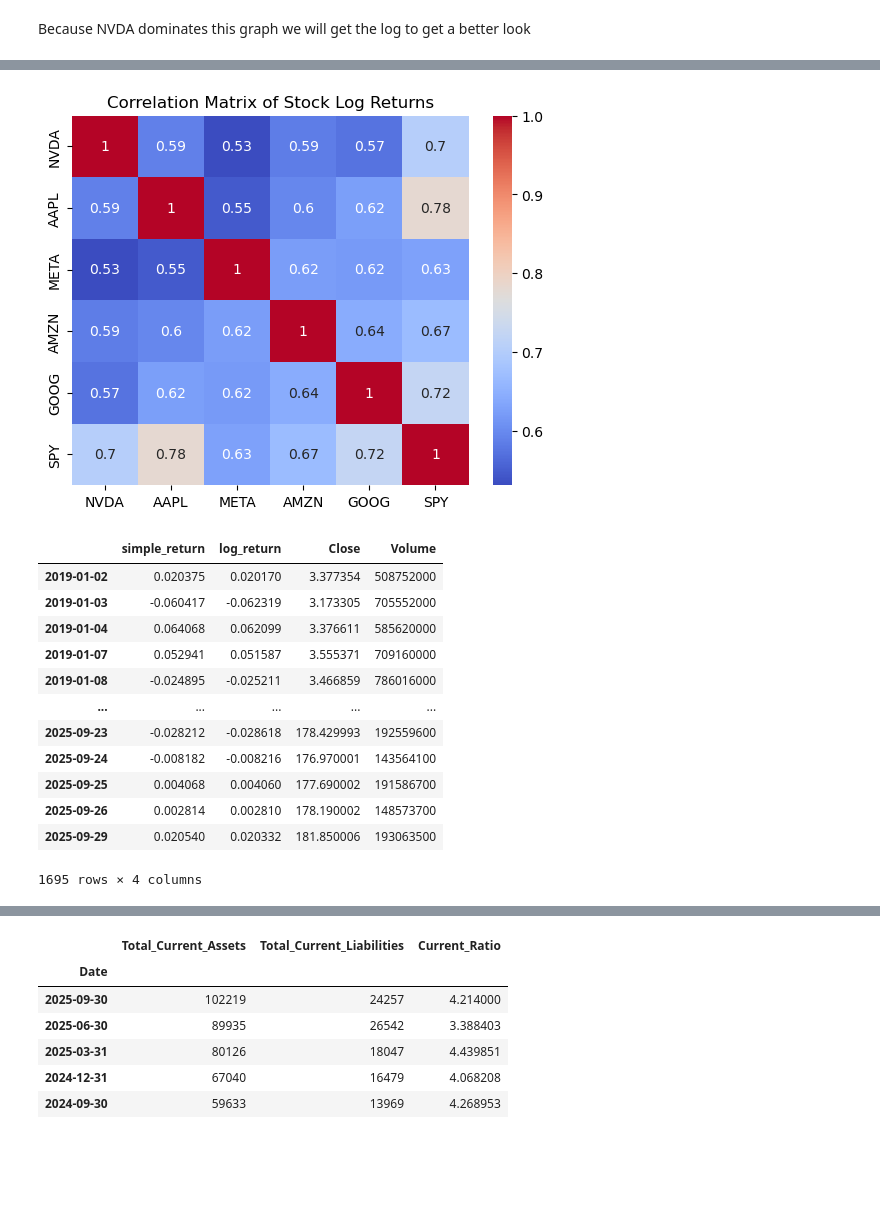
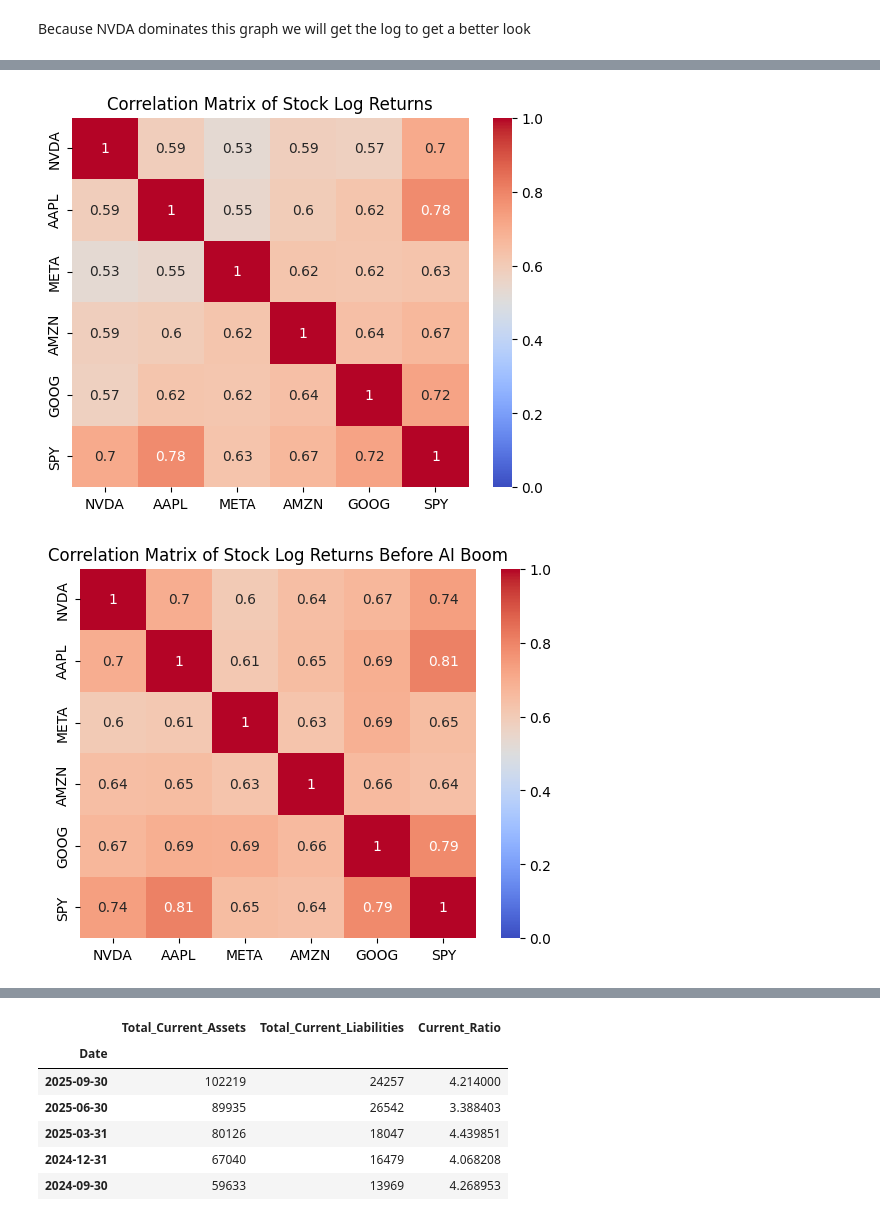
Before and after one commit to vdanielb/stock-market-inference, a Jupyter notebook: project.ipynb, the cells around one changed output, grey strips where cells are left out. Drawn from its saved outputs; the diff is of its cells as text; code cells hidden in the pictures; blank space fills up the shorter version.

```diff
--- a/project.ipynb
+++ b/project.ipynb
@@ -105,32 +124,19 @@ plot_log_returns(returns_data)
 # %%
-def get_correlation_matrix(ticker_returns, metric='log_return'):
+def plot_correlation_matrix(ticker_returns, metric='log_return', title='Correlation Matrix of Stock Log Returns'):
     returns_data = {}
     for name, returns_df in ticker_returns.items():
         returns_data[name] = returns_df[metric]
 
-    combined_returns = pd.DataFrame(returns_data)
-    return combined_returns.corr()
+    combined_returns = pd.DataFrame(returns_data).corr()
+    sns.heatmap(combined_returns, annot=True, cmap='coolwarm', vmin=0, vmax=1)
+    if title:
+        plt.title(f"{title}")
+    plt.show()
 
-correlation_matrix = get_correlation_matrix(returns_data)
-
-sns.heatmap(correlation_matrix, annot=True, cmap='coolwarm')
-plt.title('Correlation Matrix of Stock Log Returns')
-plt.show()
+plot_correlation_matrix(returns_data)
 # %% [output]
-[figure, old version]
+[figure, new version]
 # %%
-NVDA_returns
+plot_correlation_matrix(returns_data_befAI, title='Correlation Matrix of Stock Log Returns Before AI Boom')
 # %% [output]
-|  | simple_return | log_return | Close | Volume |
-| 2019-01-02 | 0.020375 | 0.020170 | 3.377354 | 508752000 |
-| 2019-01-03 | -0.060417 | -0.062319 | 3.173305 | 705552000 |
-| 2019-01-04 | 0.064068 | 0.062099 | 3.376611 | 585620000 |
-| 2019-01-07 | 0.052941 | 0.051587 | 3.555371 | 709160000 |
-| 2019-01-08 | -0.024895 | -0.025211 | 3.466859 | 786016000 |
-| ... | ... | ... | ... | ... |
-| 2025-09-23 | -0.028212 | -0.028618 | 178.429993 | 192559600 |
-| 2025-09-24 | -0.008182 | -0.008216 | 176.970001 | 143564100 |
-| 2025-09-25 | 0.004068 | 0.004060 | 177.690002 | 191586700 |
-| 2025-09-26 | 0.002814 | 0.002810 | 178.190002 | 148573700 |
-| 2025-09-29 | 0.020540 | 0.020332 | 181.850006 | 193063500 |
-1695 rows × 4 columns
+[figure, added]
```
Also changed, not shown: parts of 9 cells of this notebook, 2 other files.
